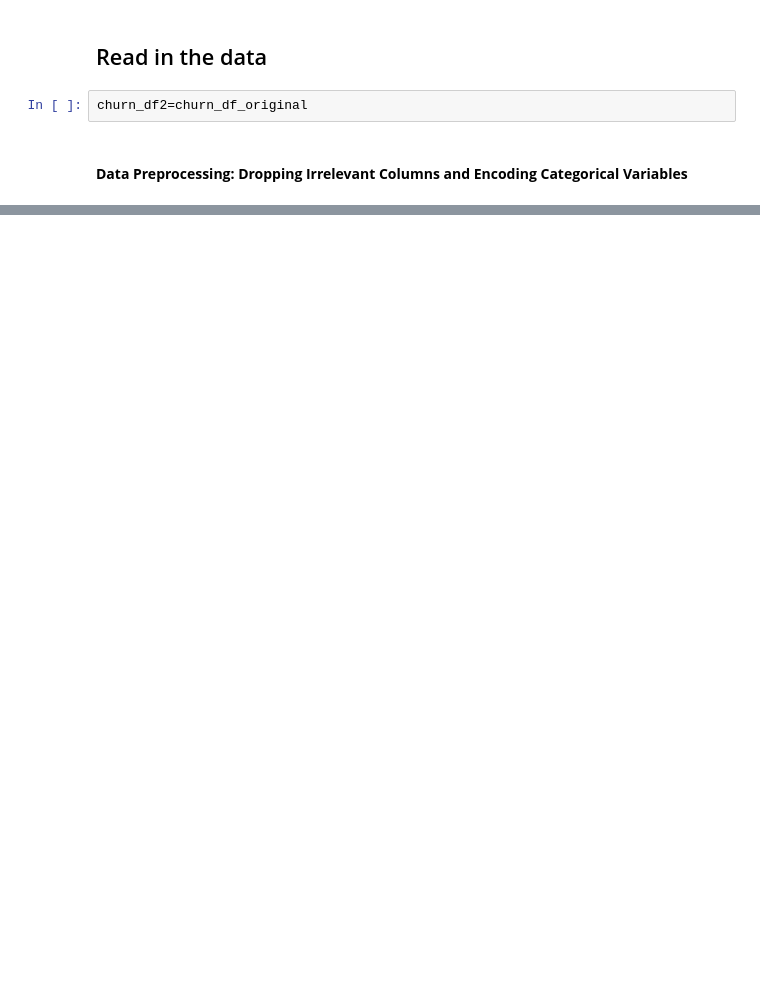
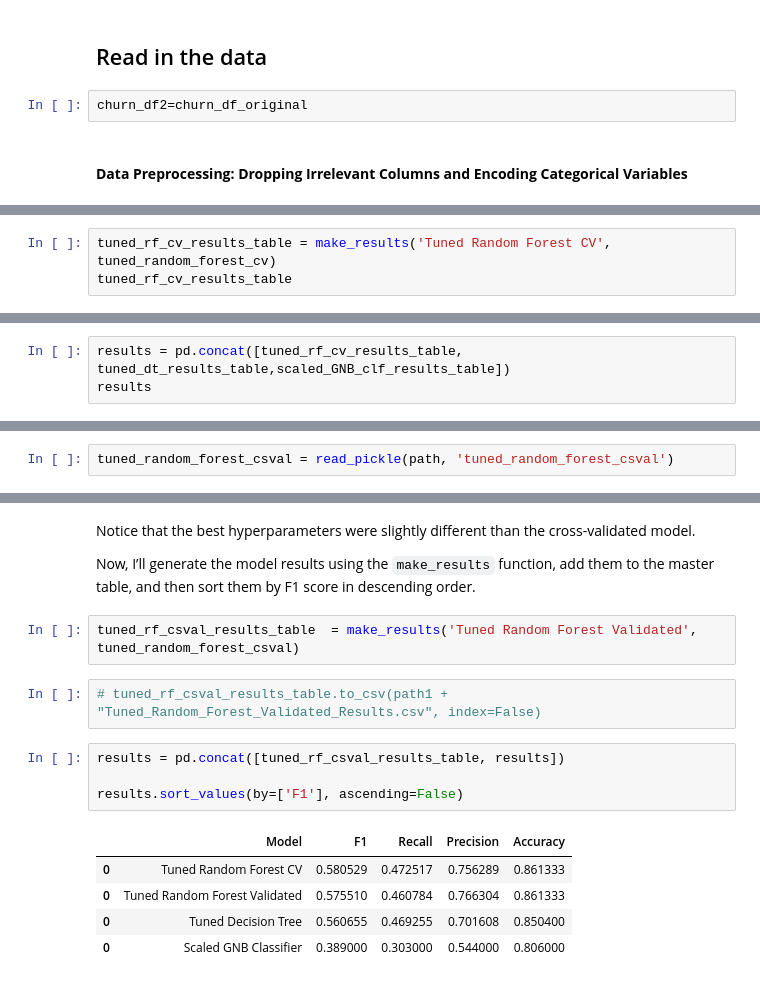
Before and after one commit to Cyberoctane29/Deutsche-Bank-Customer-Churn-Prediction-End-to-End-Analysis-and-Modeling, a Jupyter notebook: Deutsche_Bank_Customer_Churn_Prediction_End_to_End_Analysis_and_Modeling.ipynb, the cells around one changed output, grey strips where cells are left out. Cells and saved outputs as stored; diff of their text form; blank space fills up the shorter version.

```diff
--- a/Deutsche_Bank_Customer_Churn_Prediction_End_to_End_Analysis_and_Modeling.ipynb
+++ b/Deutsche_Bank_Customer_Churn_Prediction_End_to_End_Analysis_and_Modeling.ipynb
@@ -1486,0 +1590,3 @@ churn_df2.head()
+# %%
+tuned_rf_cv_results_table = make_results('Tuned Random Forest CV', tuned_random_forest_cv)
+tuned_rf_cv_results_table
@@ -1486,0 +1610,3 @@ churn_df2.head()
+# %%
+results = pd.concat([tuned_rf_cv_results_table, tuned_dt_results_table,scaled_GNB_clf_results_table])
+results
@@ -1486,0 +1675,2 @@ churn_df2.head()
+# %%
+tuned_random_forest_csval = read_pickle(path, 'tuned_random_forest_csval')
@@ -1486,0 +1695,18 @@ churn_df2.head()
+# %% [markdown]
+Notice that the best hyperparameters were slightly different than the cross-validated model.
+
+Now, I’ll generate the model results using the `make_results` function, add them to the master table, and then sort them by F1 score in descending order.
+# %%
+tuned_rf_csval_results_table  = make_results('Tuned Random Forest Validated', tuned_random_forest_csval)
+# %%
+# tuned_rf_csval_results_table.to_csv(path1 + "Tuned_Random_Forest_Validated_Results.csv", index=False)
+# %%
+results = pd.concat([tuned_rf_csval_results_table, results])
+
+results.sort_values(by=['F1'], ascending=False)
+# %% [output]
+|  | Model | F1 | Recall | Precision | Accuracy |
+| 0 | Tuned Random Forest CV | 0.580529 | 0.472517 | 0.756289 | 0.861333 |
+| 0 | Tuned Random Forest Validated | 0.575510 | 0.460784 | 0.766304 | 0.861333 |
+| 0 | Tuned Decision Tree | 0.560655 | 0.469255 | 0.701608 | 0.850400 |
+| 0 | Scaled GNB Classifier | 0.389000 | 0.303000 | 0.544000 | 0.806000 |
```
Also changed, not shown: parts of 64 cells of this notebook, 6 other files.
